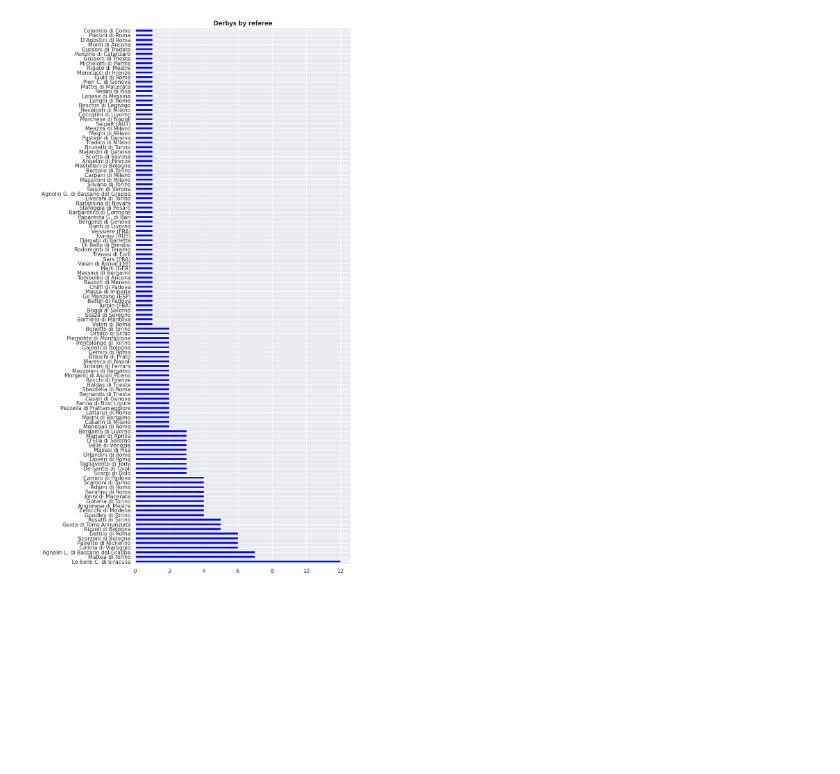
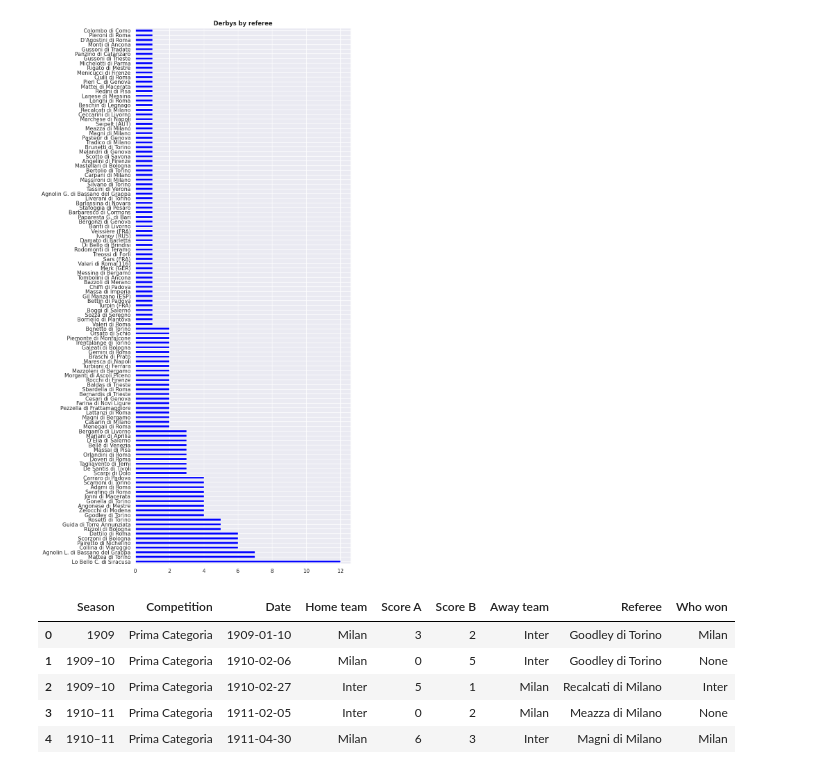
Before and after one commit to guilhermelaviola/InterMilan, a Jupyter notebook: DerbyDellaMadonnina.ipynb, the cells around one changed output. Drawn from its saved outputs; the diff is of its cells as text; code cells hidden in the pictures; blank space fills up the shorter version.

Commit message:
I updated the study by adding a function to check who won each derby.

```diff
--- a/DerbyDellaMadonnina.ipynb
+++ b/DerbyDellaMadonnina.ipynb
@@ -11,8 +11,8 @@ plt.style.use('seaborn-pastel')
 # %%
 # Importing and displaying the last 10 goals scored:
 df = pd.ExcelFile('INTER.xlsx')
-players = pd.read_excel(df, 'Derby della Madoninna')
-players.tail(10)
+derby = pd.read_excel(df, 'Derby della Madonnina')
+derby.tail(10)
 # %% [output]
 |  | Season | Competition | Date | Home team | Score A | Score B | Away team | Referee |
 | 229 | 2021–22 | Serie A | 2022-02-05 | Inter | 1 | 2 | Milan | Guida di Torre Annunziata |
@@ -72,3 +72,36 @@ plt.title('Derbys by referee', fontweight = 'bold')
 plt.show()
 # %% [output]
 [figure]
+# %%
+# Classifying the derby winners:
+def who_won(row):
+  home_team = row['Home team']
+  away_team = row['Away team']
+  home_score = row['Score A']
+  away_score = row['Score B']
+
+  if home_team == 'Inter':
+    if home_score > away_score:
+      return 'Inter'
+  elif home_team == 'Milan':
+    if home_score > away_score:
+      return 'Milan'
+  elif away_team == 'Inter':
+    if away_score > home_score:
+      return 'Inter'
+  elif away_team == 'Milan':
+    if away_score > home_score:
+      return 'Milan'
+  elif home_score == away_score:
+      return 'Draw'
+
+# Applying the function above on a column of the dataset and generating a new column as result:
+derby['Who won'] = derby.apply(who_won, axis=1)
+derby.head()
+# %% [output]
+|  | Season | Competition | Date | Home team | Score A | Score B | Away team | Referee | Who won |
+| 0 | 1909 | Prima Categoria | 1909-01-10 | Milan | 3 | 2 | Inter | Goodley di Torino | Milan |
+| 1 | 1909–10 | Prima Categoria | 1910-02-06 | Milan | 0 | 5 | Inter | Goodley di Torino | None |
+| 2 | 1909–10 | Prima Categoria | 1910-02-27 | Inter | 5 | 1 | Milan | Recalcati di Milano | Inter |
+| 3 | 1910–11 | Prima Categoria | 1911-02-05 | Inter | 0 | 2 | Milan | Meazza di Milano | None |
+| 4 | 1910–11 | Prima Categoria | 1911-04-30 | Milan | 6 | 3 | Inter | Magni di Milano | Milan |
```
Also changed, not shown: parts of 6 cells of this notebook.
